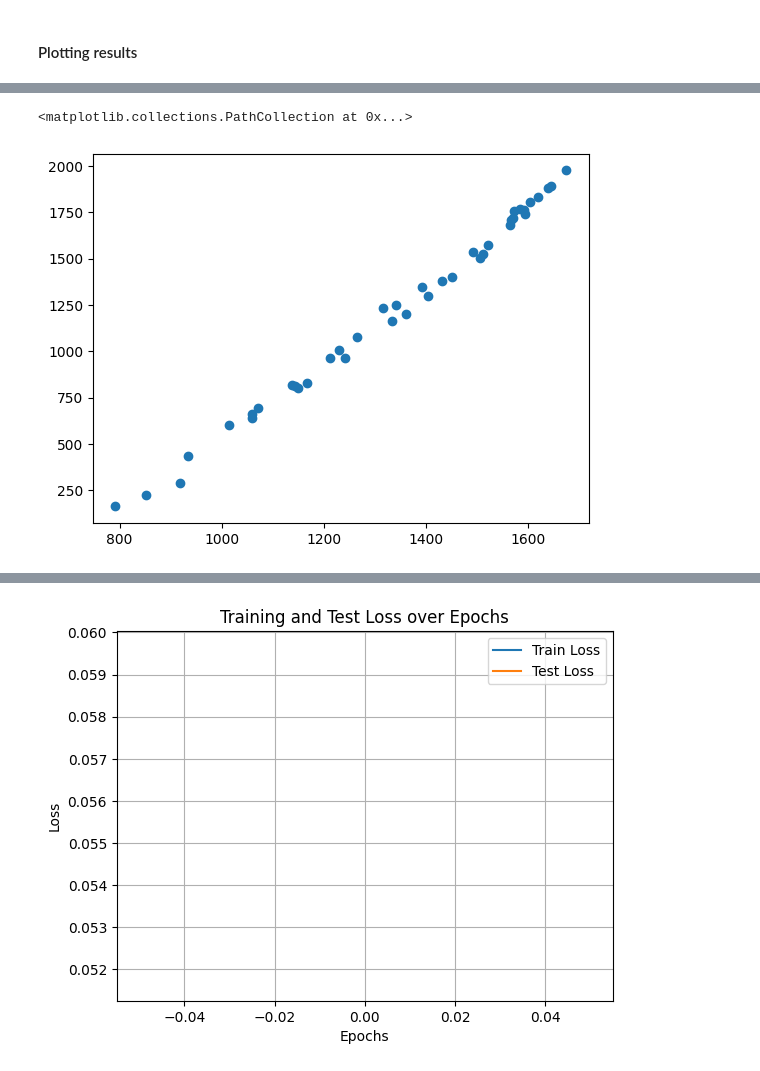
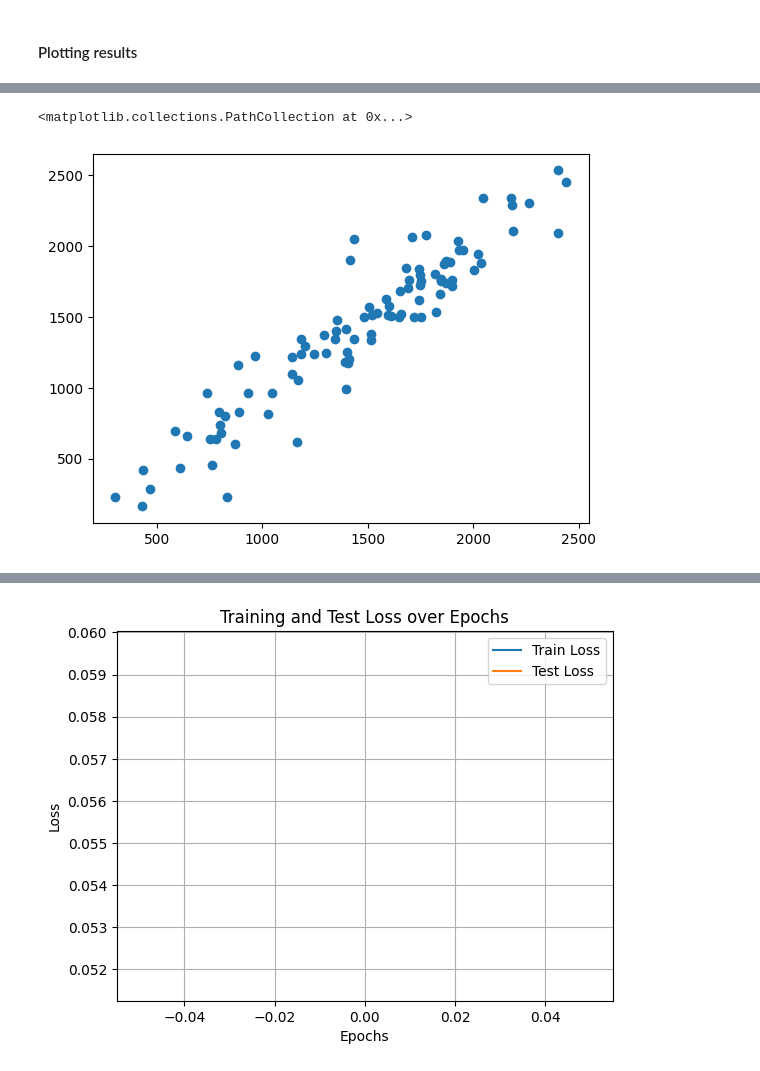
Before and after one commit to marianataglio/seriestemporales, a Jupyter notebook: overfitting_lstm.ipynb, the cells around one changed output, grey strips where cells are left out. Drawn from its saved outputs; the diff is of its cells as text; code cells hidden in the pictures.

```diff
--- a/overfitting_lstm.ipynb
+++ b/overfitting_lstm.ipynb
@@ -53,18 +33,9 @@ MaxAbsScaler()
 # %% [markdown]
 #### Defining LSTM Model and hyperparameters
-# %%
-class LSTMModel(nn.Module):
-    def __init__(self):
-        super().__init__()
-        self.lstm = nn.LSTM(input_size=1, hidden_size=50, num_layers=2, batch_first=True)
-        self.linear = nn.Linear(50,1)
-
-    def forward(self, x):
-        x, _ = self.lstm(x)
-        x = self.linear(x)
-        return x
 # %%
-model = LSTMModel()
-optimizer = optim.Adam(model.parameters(), lr=0.01)
+from model import LSTMModel
+
+model = LSTMModel(input_size=lookback, num_layers=1, hidden_size=25)
+optimizer = optim.Adam(model.parameters(), lr=0.001)
 loss_fn = nn.MSELoss()
 loader = data.DataLoader(data.TensorDataset(X_train, y_train), shuffle=True, batch_size=14, drop_last=True)
@@ -124,0 +44,3 @@ Epoch 100/100, Train Loss: 0.1011,  Train RMSE: 0.0601
+# %%
+from model import train_model
+train_loss, train_rmse = train_model(model, loader, optimizer, loss_fn, n_epochs=1000, print_interval=50, seed=42)
@@ -129,7 +76,6 @@ train_preds = []
 train_loss = []
 test_loss = []
 test_rmse = []
-gradient_norm = []
 test_preds = []
 
 model.eval()
@@ -139,24 +85,27 @@ with torch.no_grad():
         epoch_test_loss = 0.0
         epoch_test_rmse = 0.0
 
+
         y_pred_train = model(X_train[:len(train)])
-        y_pred_train_unscaled = scaler_y.inverse_transform(y_pred_train.detach().numpy().reshape(-1,1))
+        # me quedo con la ultima prediccion del lookback window (segunda componente del tensor)
+        y_pred_train_unscaled = scaler_y.inverse_transform(y_pred_train[:, -1, :].detach().numpy().reshape(-1,1))
         train_preds.append(y_pred_train_unscaled)
 
         # mas de 1 feature
-        #train_loss.append(loss_fn(y_pred_train[:, 0], y_train).item())
-        #train_rmse.append(np.sqrt(loss_fn(y_pred_train[:, 0], y_train).item()))
+        # train_loss.append(loss_fn(y_pred_train[:, 0], y_train).item())
+        # train_rmse.append(np.sqrt(loss_fn(y_pred_train[:, 0], y_train).item()))
 
         train_loss.append(loss_fn(y_pred_train, y_train).item())
         train_rmse.append(np.sqrt(loss_fn(y_pred_train, y_train).item()))
 
         y_pred_test = model(X_test[:len(test)])
-        y_pred_test_unscaled = scaler_y.inverse_transform(y_pred_test.detach().numpy().reshape(-1,1))
+        # me quedo con la ultima prediccion del lookback window (segunda componente del tensor)
+        y_pred_test_unscaled = scaler_y.inverse_transform(y_pred_test[:, -1, :].detach().numpy().reshape(-1,1))
         test_preds.append(y_pred_test_unscaled)
 
         # mas de 1 feature
-        #test_loss.append(loss_fn(y_pred_test[:, 0], y_test).item())
-        #test_rmse.append(np.sqrt(loss_fn(y_pred_test[:, 0], y_test).item()))
+        # test_loss.append(loss_fn(y_pred_test[:, 0], y_test).item())
+        # test_rmse.append(np.sqrt(loss_fn(y_pred_test[:, 0], y_test).item()))
 
         test_loss.append(loss_fn(y_pred_test, y_test).item())
         test_rmse.append(np.sqrt(loss_fn(y_pred_test, y_test).item()))
@@ -185,5 +153,5 @@ plt.scatter(test_array[:20], test[:20])
 # %%
-plt.scatter(train_array, train[:40])
+plt.scatter(train_array, train[lookback:])
 # %% [output]
 <matplotlib.collections.PathCollection at 0x...>
-[figure, old version]
+[figure, new version]
```
Also changed, not shown: parts of 23 cells of this notebook, 1 other file.
